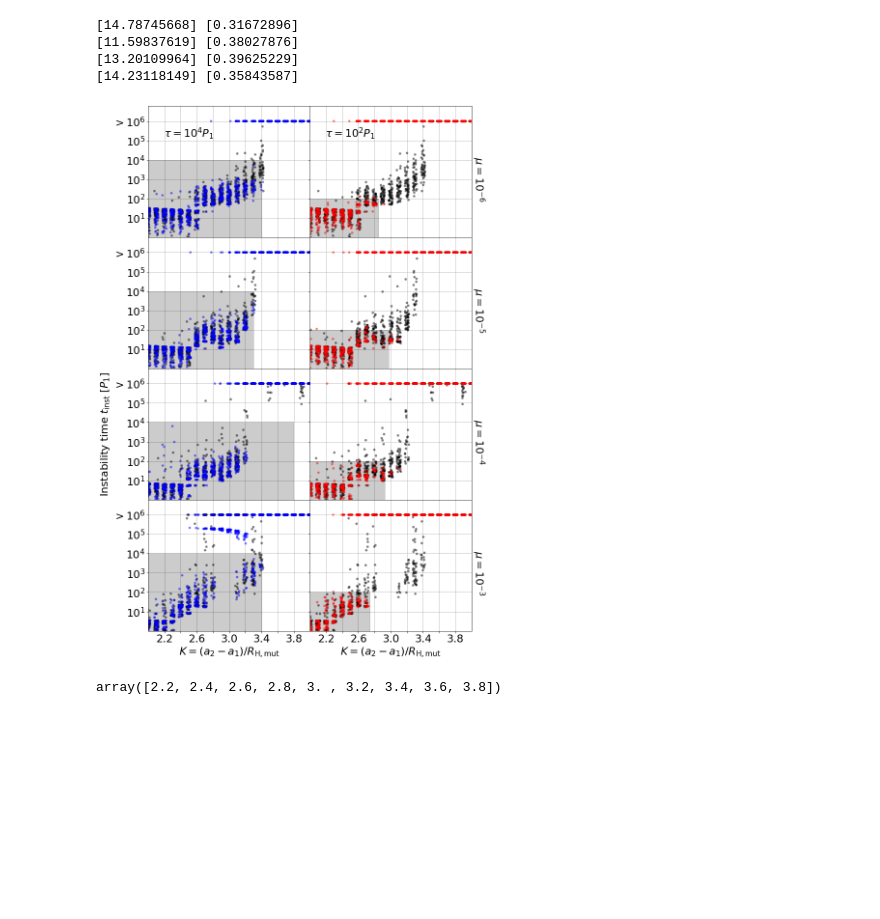
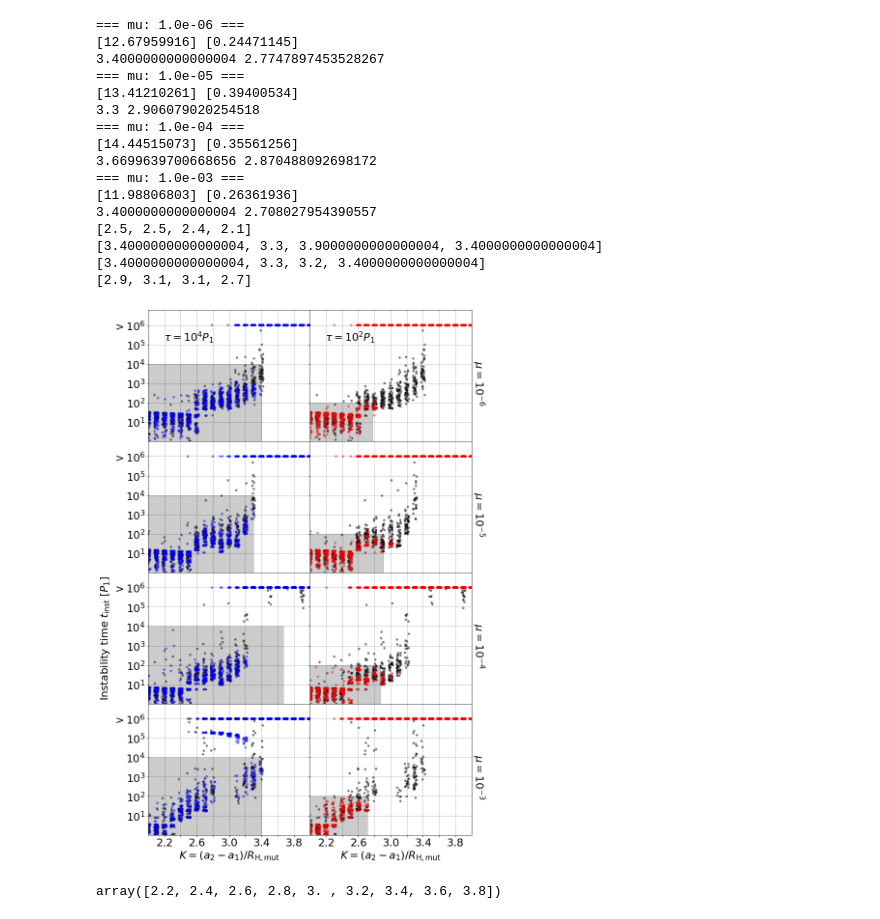
Before and after one commit to lijiaru0305/Hill-friction, a Jupyter notebook: time_wf_N2-T6.ipynb, the cells around one changed output. Cells and saved outputs as stored; diff of their text form; code cells hidden in the pictures; blank space fills up the shorter version.

Commit message:
print the K

```diff
--- a/time_wf_N2-T6.ipynb
+++ b/time_wf_N2-T6.ipynb
@@ -105,10 +105,10 @@ for iii in range(len(dir_name_list)):
             N1T = np.sum(RH_time<Tsyn_list[i])
             Nin = np.sum(RH_time>0)
 
-            if N1T > Nrun*0.5:
+            if N1T > Nrun*0.80:
                 K0_l[iii] = kk_list[i]
 
-            if Nin > Nrun*0.05:
+            if Nin > Nrun*0.00:
                 Kc_l[iii] = max(kk_list[i],Kc_l[iii])
 
         if sf_data.ndim >= 2:
@@ -134,7 +134,7 @@ for iii in range(len(dir_name_list)):
             N1T = np.sum(RH_time<Tsyn_list[i])
             Nin = np.sum(RH_time>0)
 
-            if (kk>K0_l[iii]) and (kk<Kc_l[iii]):
+            if (kk>K0_l[iii]) and (kk<=Kc_l[iii]):
 
                 X_fit = np.append(X_fit,RH_time*0+kk_list[i])
                 Y_fit = np.append(Y_fit,RH_time)
@@ -154,7 +154,9 @@ for iii in range(len(dir_name_list)):
     kk_f4 = np.linspace(1,Kc4,11)
     axs[iii,0].fill_between(kk_f4,kk_f4*0+1e-2,kk_f4*0+1e4,color='k',alpha=0.2)
 
+    print('=== mu: %1.1e ===' %mu)
     print(popt,np.sqrt(np.diag(pcov)))
+    print(Kc4,Kc2)
 
     axs[iii,0].grid()
     axs[iii,1].grid()
@@ -171,7 +173,9 @@ for iii in range(len(dir_name_list)):
     axs[iii,1].set_yscale('log')
     axs[iii,1].set_ylim([3.0e0,6e6])
     axs[iii,1].set_yticks([1e1,1e2,1e3,1e4,1e5,1e6])
-
+print(K0_l)
+print(Kc_l)
+Kc_l = [0,0,0,0]
 cuse = ['b','b','b','b','b']
 
 for iii in range(4):
@@ -221,7 +225,7 @@ for iii in range(4):
                 if N1T > Nrun*0.9:
                     K0_l[iii] = kk_list[i]
 
-                if Nin > Nrun*0.05:
+                if Nin > Nrun*0.0:
                     Kc_l[iii] = max(kk_list[i],Kc_l[iii])
 
             if sf_data.ndim >= 2:
@@ -235,6 +239,8 @@ for iii in range(4):
         except:
             axs[iii,0].scatter(kk,1e5,color=cuse[iii],s=135,marker='x')
 
+print(Kc_l)
+Kc_l = [0,0,0,0]
 
 cuse = ['r','r','r','r','r']
 
@@ -285,7 +291,7 @@ for iii in range(4):
             if N1T > Nrun*0.9:
                 K0_l[iii] = kk_list[i]
 
-            if Nin > Nrun*0.05:
+            if Nin > Nrun*0.0:
                 Kc_l[iii] = max(kk_list[i],Kc_l[iii])
 
         if sf_data.ndim >= 2:
@@ -303,6 +309,8 @@ for iii in range(4):
     #axs[iii,2].legend(loc=1)
     axs[iii,1].text(4,1e3,r'$\mu=10^{-%d}$'%int(curr_dir),rotation=-90,va='center')
 
+
+print(Kc_l)
 cuse = ['g','g','g','g','g']
 
 
@@ -322,38 +330,50 @@ axs[iii,1].set_xlim([2.0,4.0])
 tks = np.linspace(2.2,3.8,9)
 
 axs[2,0].set_xticks(tks)
 axs[2,1].set_xticks(tks)
 
 tks_mark = [2.2, 2.6, 3.0, 3.4, 3.8]
 tks_label = []
 for i in range(len(tks)):
     if tks[i] in tks_mark:
         tks_label.append('%1.1f' %tks[i])
     else:
         tks_label.append('')
 
 axs[2,0].set_xticklabels(tks_label)
 
 axs[0,0].set_yticklabels([r'$10^1$',r'$10^2$',r'$10^3$',r'$10^4$',r'$10^5$',r'$>10^6$'])
 axs[1,0].set_yticklabels([r'$10^1$',r'$10^2$',r'$10^3$',r'$10^4$',r'$10^5$',r'$>10^6$'])
 axs[2,0].set_yticklabels([r'$10^1$',r'$10^2$',r'$10^3$',r'$10^4$',r'$10^5$',r'$>10^6$'])
 
 
 #axs.set_title(r'no friction, final $e/\epsilon>0.5$')
 
 plt.rcParams.update({'font.size':22})
 
 
 plt.savefig('./pics/pics-time_wf-N2-T6.pdf',bbox_inches='tight',transparent=True)
 plt.savefig('./pics/pics-time_wf-N2-T6.png',bbox_inches='tight',transparent=True)
 
 plt.rcParams.update({'font.size':22})
 # %% [output]
-[14.78745668] [0.31672896]
-[11.59837619] [0.38027876]
-[13.20109964] [0.39625229]
-[14.23118149] [0.35843587]
+=== mu: 1.0e-06 ===
+[12.67959916] [0.24471145]
+3.4000000000000004 2.7747897453528267
+=== mu: 1.0e-05 ===
+[13.41210261] [0.39400534]
+3.3 2.906079020254518
+=== mu: 1.0e-04 ===
+[14.44515073] [0.35561256]
+3.6699639700668656 2.870488092698172
+=== mu: 1.0e-03 ===
+[11.98806803] [0.26361936]
+3.4000000000000004 2.708027954390557
+[2.5, 2.5, 2.4, 2.1]
+[3.4000000000000004, 3.3, 3.9000000000000004, 3.4000000000000004]
+[3.4000000000000004, 3.3, 3.2, 3.4000000000000004]
+[2.9, 3.1, 3.1, 2.7]
-[figure, old version]
+[figure, new version]
 # %%
 tks
 # %% [output]
```
Also changed, not shown: 11 other files.
